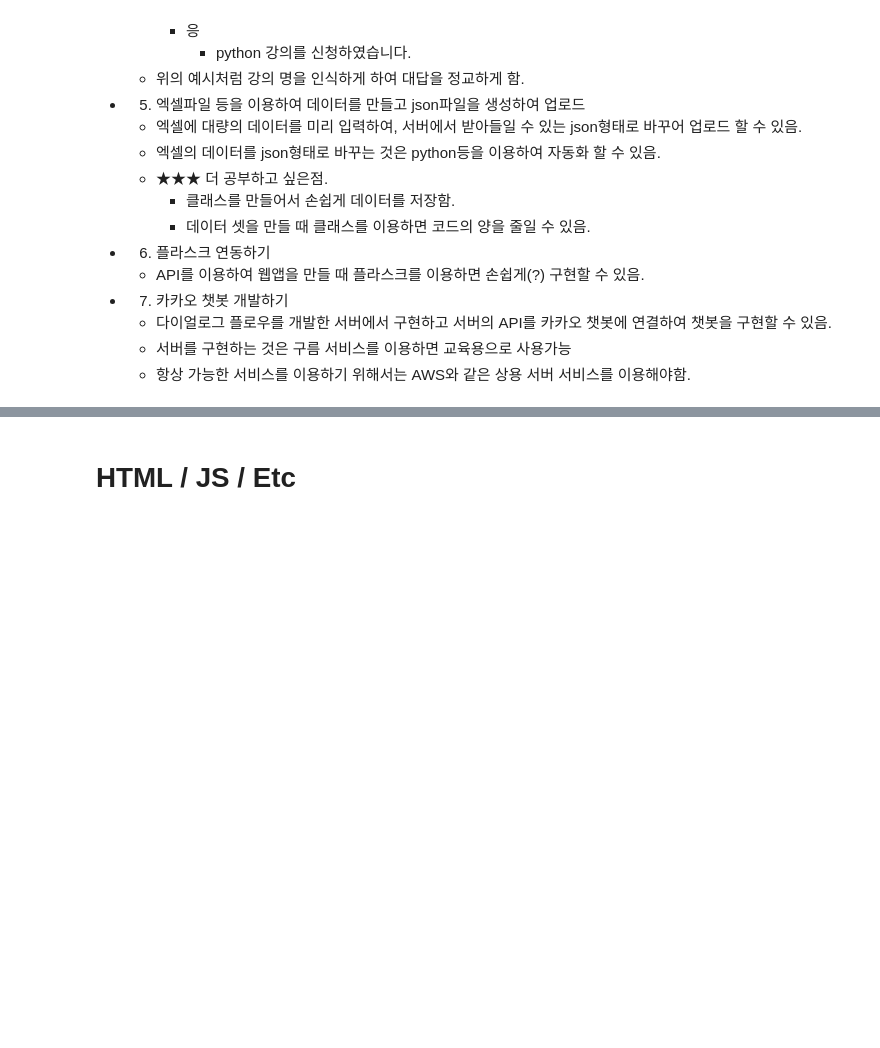
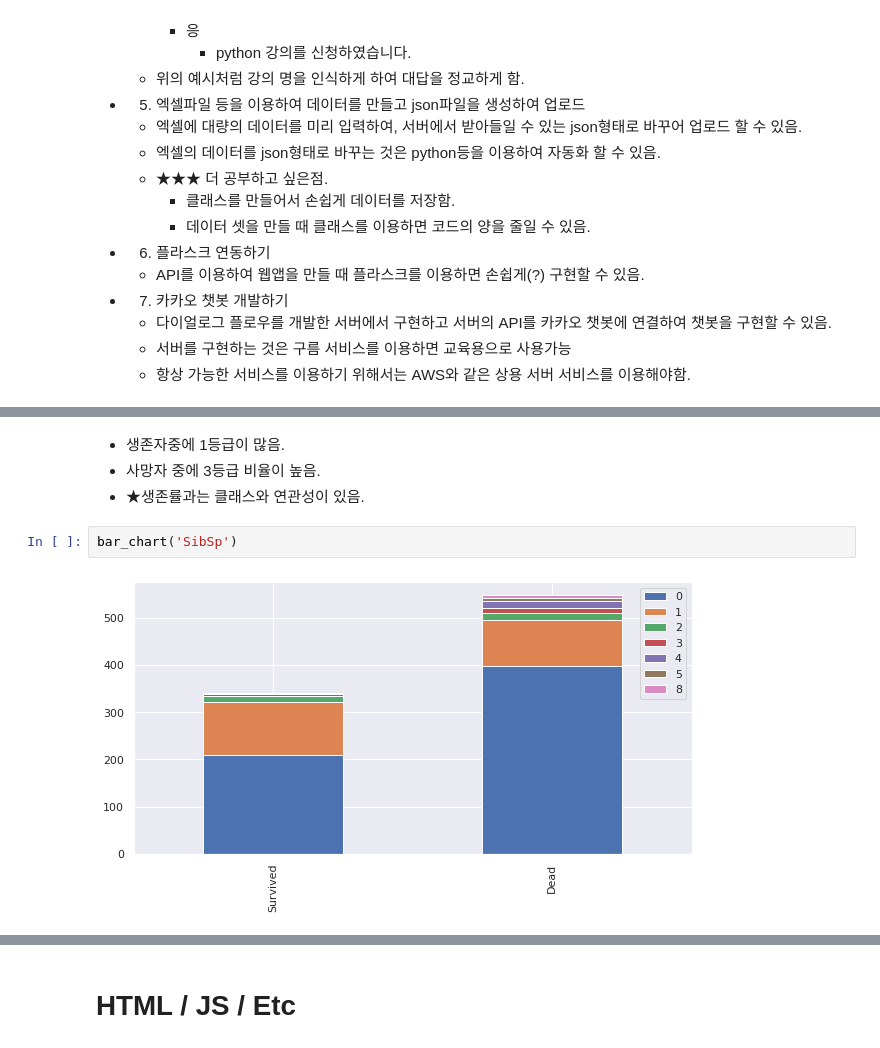
Before and after one commit to 951237/TIL, a Jupyter notebook: TIL_2020_02.ipynb, the cells around one changed output, grey strips where cells are left out. Saved outputs shown, nothing was run; the diff lists cells and outputs as text; blank space fills up the shorter version.

```diff
--- a/TIL_2020_02.ipynb
+++ b/TIL_2020_02.ipynb
@@ -341,0 +511,8 @@ hyo
+# %% [markdown]
+- 생존자중에 1등급이 많음.
+- 사망자 중에 3등급 비율이 높음.
+- ★생존률과는 클래스와 연관성이 있음.
+# %%
+bar_chart('SibSp')
+# %% [output]
+[figure, added]
```
Also changed, not shown: parts of 33 cells of this notebook.
